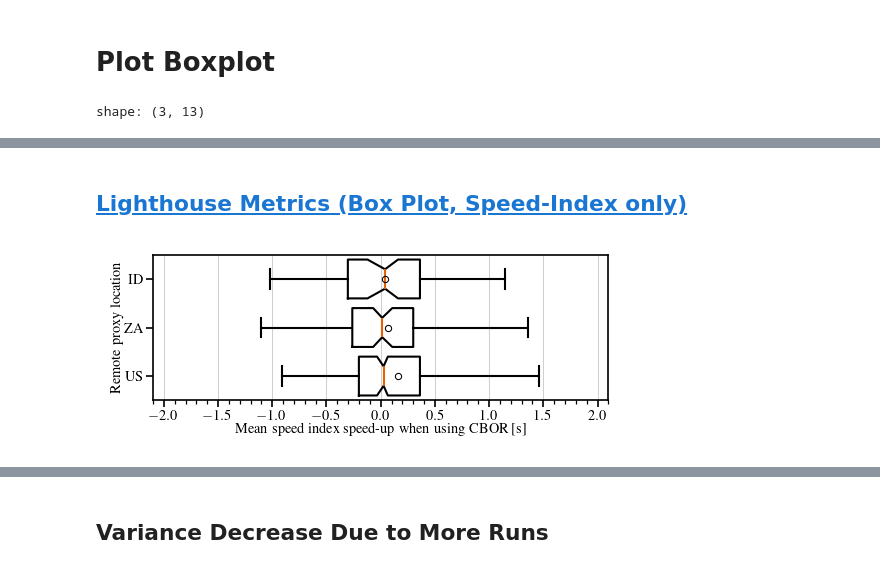
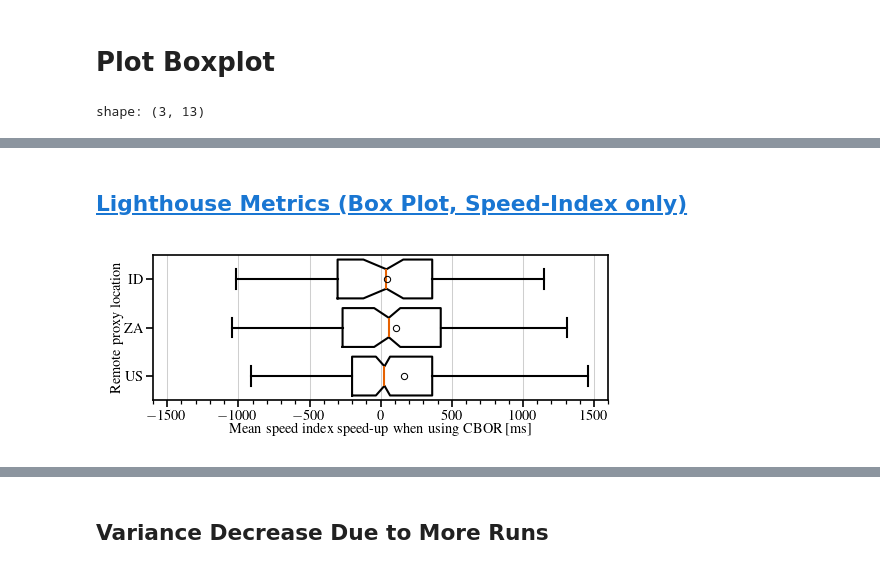
Before and after one commit to miri64/artifacts-tnsm26-cbor-dns-eval, a Jupyter notebook: 06_1evaluation.ipynb, the cells around one changed output, grey strips where cells are left out. Cells and saved outputs as stored; diff of their text form; code cells hidden in the pictures.

```diff
--- a/06_1evaluation.ipynb
+++ b/06_1evaluation.ipynb
@@ -308,11 +308,11 @@ ax.boxplot(
 )
 ax.set_axisbelow(True)
 ax.grid(axis="x")
-ax.set_xlabel(f"Mean speed index speed-up when using CBOR [s]")
-ax.set_xlim(-2100, 2100)
-ax.set_xticks(numpy.arange(-2000, 2200, 500))
-ax.set_xticks(numpy.arange(-2100, 2200, 100), minor=True)
-ax.xaxis.set_major_formatter(matplotlib.ticker.FuncFormatter(lambda y, pos: f"${y / 1000.0:.1f}$"))
+ax.set_xlabel(f"Mean speed index speed-up when using CBOR [ms]")
+ax.set_xlim(-1600, 1600)
+ax.set_xticks(numpy.arange(-1500, 1700, 500))
+ax.set_xticks(numpy.arange(-1600, 1700, 100), minor=True)
+ax.xaxis.set_major_formatter(matplotlib.ticker.FuncFormatter(lambda y, pos: f"${y}$"))
 
 ax.set_ylim(-0.5, 2.5)
 ax.set_ylabel(f"Remote proxy location")
@@ -335,6 +335,6 @@ shape: (3, 13)
 | "ID" | 15 | 122.866667 | 126 | -2239.327337 | 6869.18883 | 43.773073 | 911.055673 | -1153.028944 | ... |
 ## [Lighthouse Metrics (Box Plot, Speed-Index only)](06_1evaluation/plots/lighthouse-box-speed-index.pdf)
-[figure, old version]
+[figure, new version]
 # %%
 matplotlib.style.use(pathlib.Path.cwd() / "mlenders_column_ieeetran.mplstyle")
 matplotlib.rcParams["figure.figsize"] = (
```
Also changed, not shown: parts of 11 cells of this notebook.
